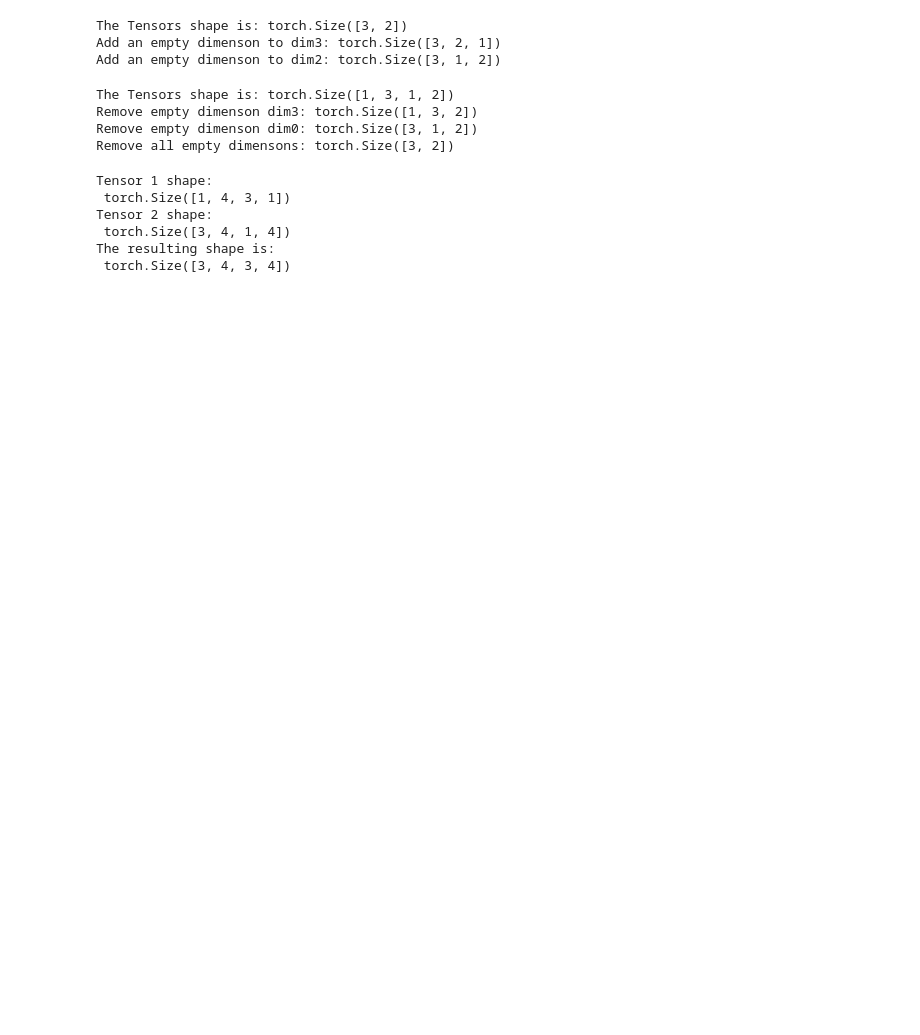
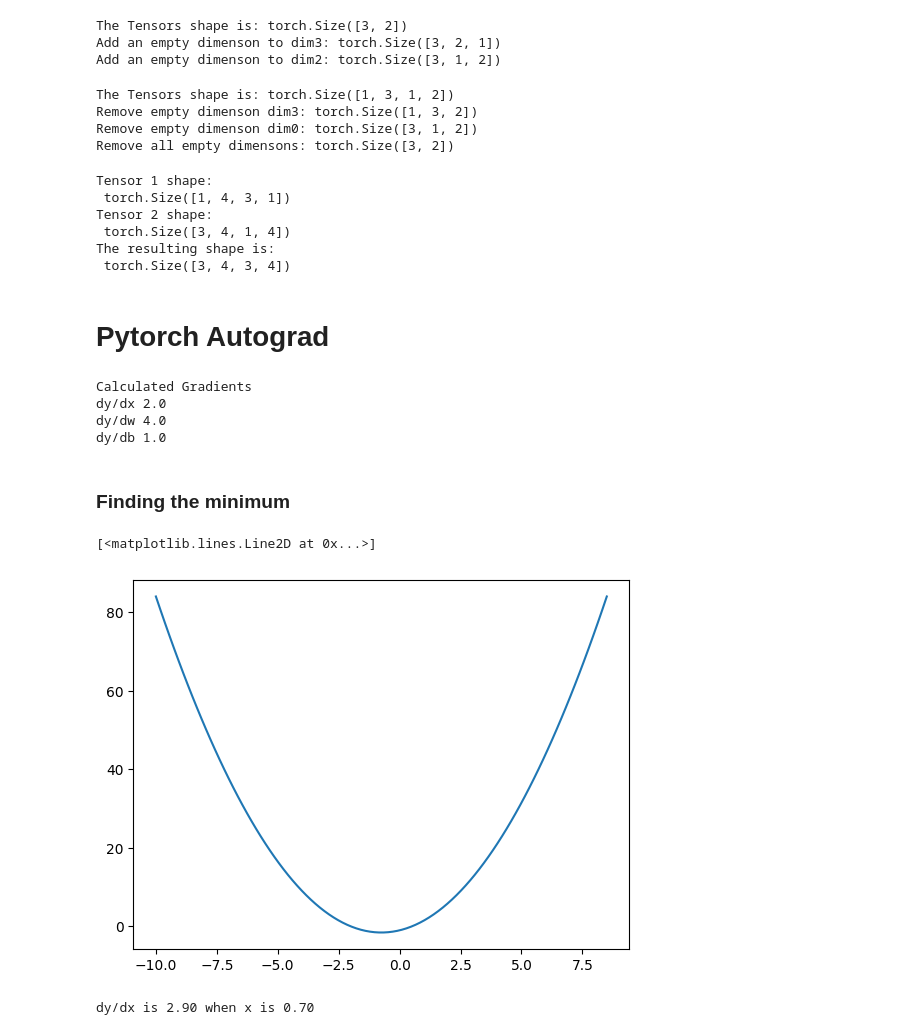
Before and after one commit to karthikponna/pytorch_from_scratch, a Jupyter notebook: pytorch/pytorch_basics.ipynb, the cells around one changed output. Cells and saved outputs as stored; diff of their text form; code cells hidden in the pictures; blank space fills up the shorter version.

```diff
--- a/pytorch/pytorch_basics.ipynb
+++ b/pytorch/pytorch_basics.ipynb
@@ -253,3 +253,67 @@ Tensor 2 shape:
  torch.Size([3, 4, 1, 4])
 The resulting shape is:
  torch.Size([3, 4, 3, 4])
+# %% [markdown]
+# Pytorch Autograd
+# %%
+# Lets create some tensors, requires_grad tells Pytorch we want to store the gradients for this tensor
+# we need to do this if we are working with basic Pytorch tensors
+x = torch.FloatTensor([4])
+x.requires_grad = True
+w = torch.FloatTensor([2])
+w.requires_grad = True
+b = torch.FloatTensor([3])
+b.requires_grad = True
+
+# By performing a simple computation Pytorch will build a computational graph.
+y = w * x + b    # y = 2 * x + 3
+
+# It's easy to see that
+# dy/dx = w = 2
+# dy/dw = x = 4
+# dy/db = 1
+
+# Compute gradients via Pytorch's Autograd
+y.backward()
+
+# Print out the calculated gradients
+# These gradients are the gradients with respect to the point where we backprop'd from - y
+# Create your own equation and use the auto backprop to see the partial derivatives!
+print("Calculated Gradients")
+print("dy/dx", x.grad.item())    # x.grad = dy/dx = 2
+print("dy/dw", w.grad.item())    # w.grad = dy/dw = 4
+print("dy/db", b.grad.item())   # b.grad = dy/db = 1
+# Note: .item() simply returns a 0D Tensor as a Python scalar
+# %% [output]
+Calculated Gradients
+dy/dx 2.0
+dy/dw 4.0
+dy/db 1.0
+# %% [markdown]
+### Finding the minimum
+# %%
+# Lets find the minimum of a parabola!
+
+# Define the equation as a lambda function
+fx = lambda  x: x**2 + 1.5 * x - 1
+
+x = np.linspace(-10, 8.5, 100)
+
+plt.plot(x, fx(x))
+# %% [output]
+[<matplotlib.lines.Line2D at 0x...>]
+[figure, added]
+# %%
+# Create a random point X
+x_ = torch.randn(1)
+x_.requires_grad = True
+
+# Lets use Pytorch's Autograd to find the gradient at this point
+y_ = fx(x_)
+y_.backward()
+
+# The gradient tells us the direction to travel to increase Y
+dy_dx_ = x_.grad.item()
+print("dy/dx is %.2f when x is %.2f" % (dy_dx_, x_))
+# %% [output]
+dy/dx is 2.90 when x is 0.70
```
Also changed, not shown: parts of 4 cells of this notebook.
